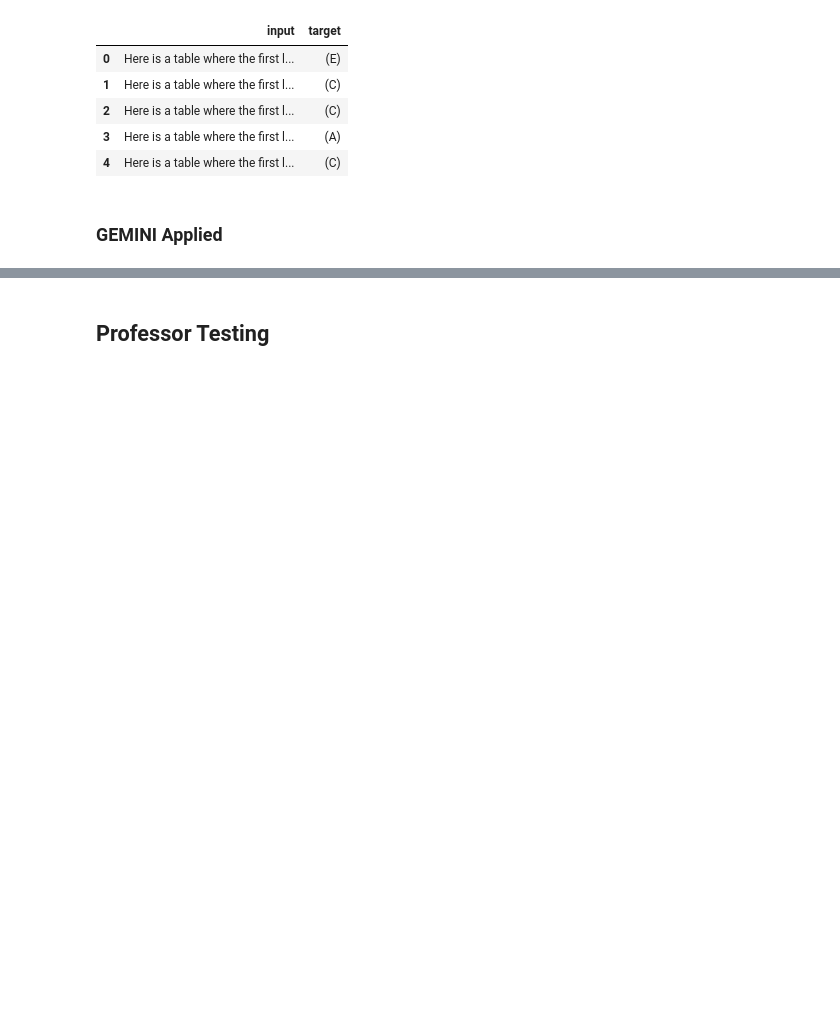
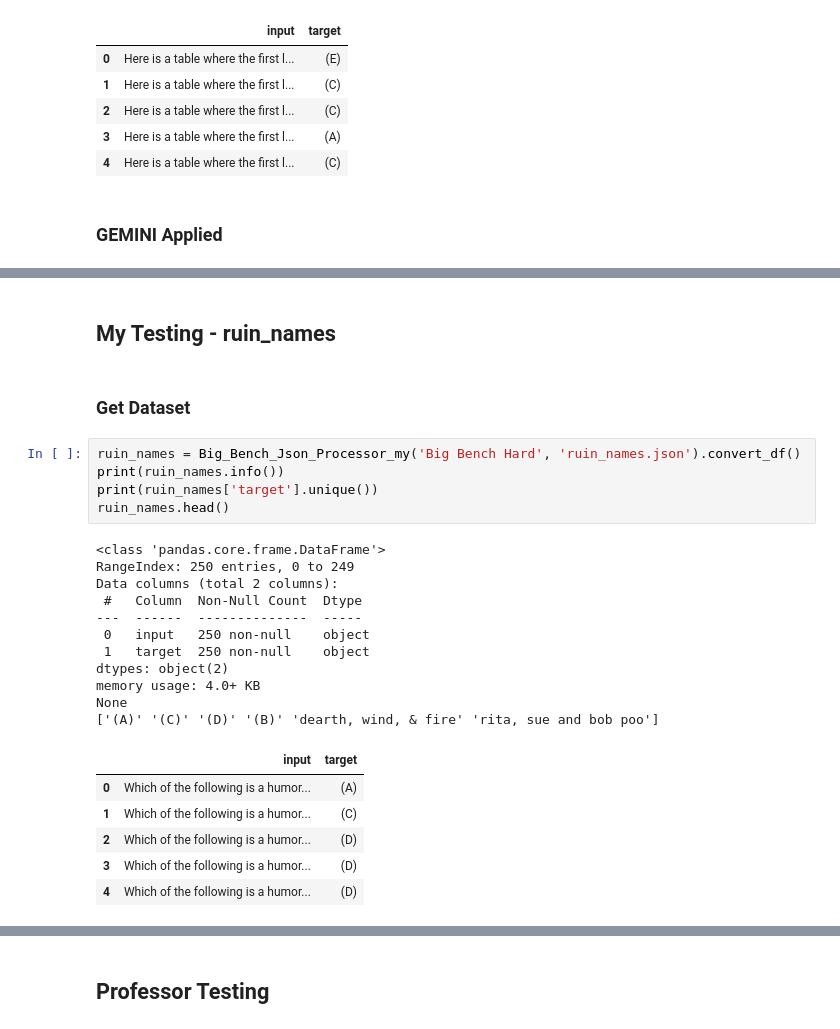
Before and after one commit to ezishr/Undergraduate-Research, a Jupyter notebook: Check points/Big Bench Hard/bigBenchHardEDA.ipynb, the cells around one changed output, grey strips where cells are left out. Saved outputs shown, nothing was run; the diff lists cells and outputs as text; blank space fills up the shorter version.

```diff
--- a/Check points/Big Bench Hard/bigBenchHardEDA.ipynb
+++ b/Check points/Big Bench Hard/bigBenchHardEDA.ipynb
@@ -854,0 +910,27 @@ False
+# %% [markdown]
+## My Testing - ruin_names
+# %% [markdown]
+### Get Dataset
+# %%
+ruin_names = Big_Bench_Json_Processor_my('Big Bench Hard', 'ruin_names.json').convert_df()
+print(ruin_names.info())
+print(ruin_names['target'].unique())
+ruin_names.head()
+# %% [output]
+<class 'pandas.core.frame.DataFrame'>
+RangeIndex: 250 entries, 0 to 249
+Data columns (total 2 columns):
+ #   Column  Non-Null Count  Dtype
+---  ------  --------------  -----
+ 0   input   250 non-null    object
+ 1   target  250 non-null    object
+dtypes: object(2)
+memory usage: 4.0+ KB
+None
+['(A)' '(C)' '(D)' '(B)' 'dearth, wind, & fire' 'rita, sue and bob poo']
+|  | input | target |
+| 0 | Which of the following is a humor... | (A) |
+| 1 | Which of the following is a humor... | (C) |
+| 2 | Which of the following is a humor... | (D) |
+| 3 | Which of the following is a humor... | (D) |
+| 4 | Which of the following is a humor... | (D) |
```
Also changed, not shown: parts of 33 cells of this notebook, 8 other files.
